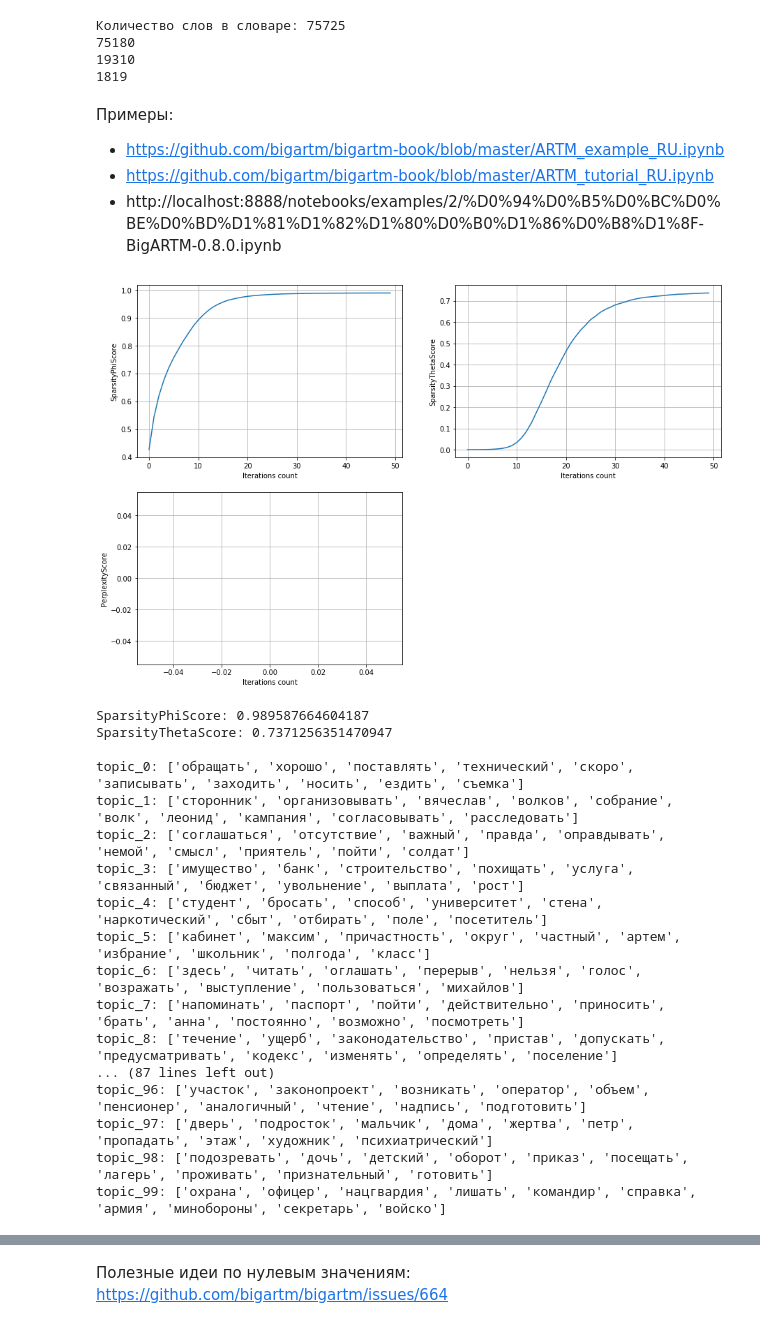
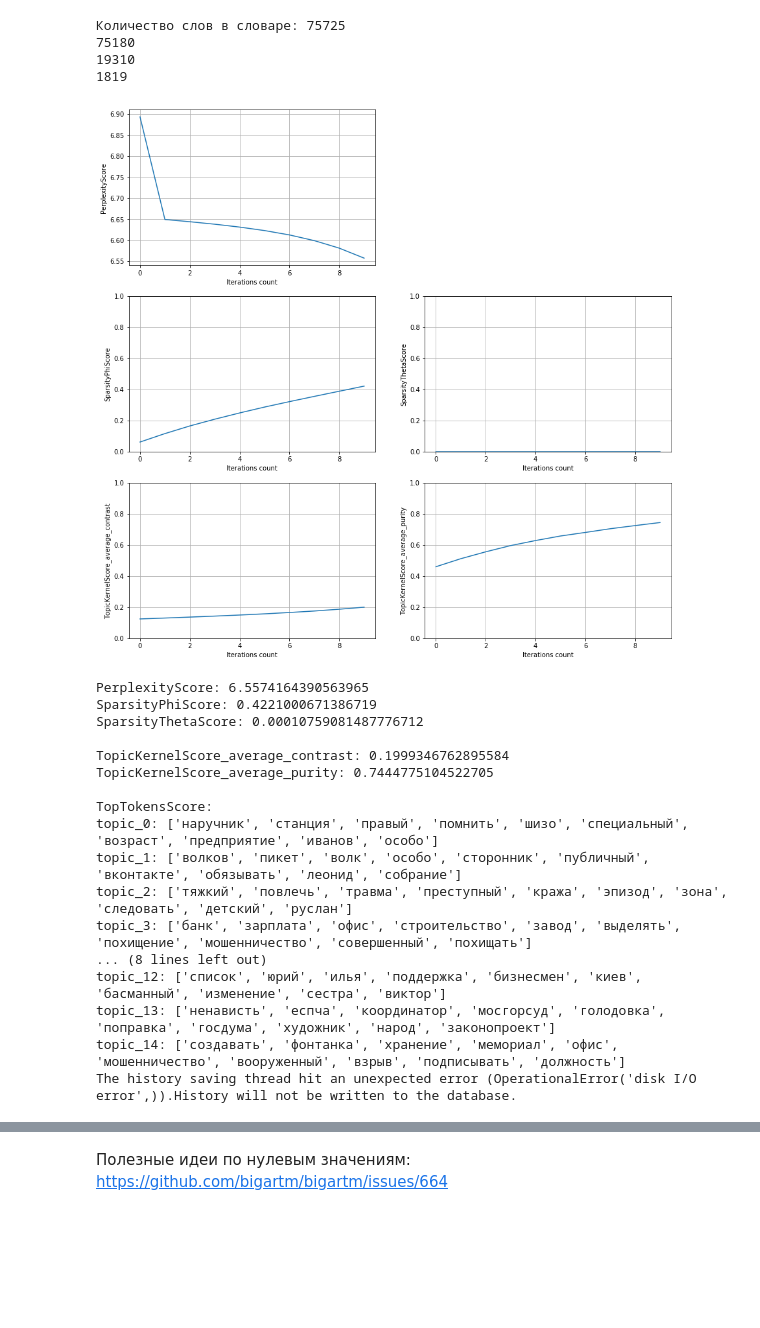
Before and after one commit to Kirmark/bachelor-qualification-work, a Jupyter notebook: application/models/create_model.ipynb, the cells around one changed output, grey strips where cells are left out. Cells and saved outputs as stored; diff of their text form; code cells hidden in the pictures; blank space fills up the shorter version.

```diff
--- a/application/models/create_model.ipynb
+++ b/application/models/create_model.ipynb
@@ -64,21 +83,29 @@ print(dictionary.__dict__['_master'].get_info().dictionary[0].num_entries)
 1819
 # %%
 def new_default_model(topic_count, dictionary):
+
     # Создание модели
-    model_artm = artm.ARTM(topic_names=['topic_{}'.format(i) for i in range(topic_count)],
-                           cache_theta=True,
-                           #class_ids={'text': 1.0},
-                          )
+    model_artm = artm.ARTM(
+        topic_names=['topic_{}'.format(i) for i in range(topic_count)],
+        cache_theta=True,
+        #class_ids={'text': 1.0},
+    )
 
     # Инициализация модели
     model_artm.initialize(dictionary=dictionary)
     model_artm.num_document_passes = 1
 
     # Установка отслеживаемых параметров
+    # Перплексия (чем она меньше тем лучше)
+    model_artm.scores.add(artm.PerplexityScore(name='PerplexityScore'))
+    # Разреженность матрицы Phi (доля почти нулевых значений)
     model_artm.scores.add(artm.SparsityPhiScore(name='SparsityPhiScore'))
+    # Разреженность матрицы Theta (доля почти нулевых значений)
     model_artm.scores.add(artm.SparsityThetaScore(name='SparsityThetaScore'))
-    model_artm.scores.add(artm.PerplexityScore(name='PerplexityScore', dictionary=dictionary))
+    # Анализ самых используемых слов по темам
     model_artm.scores.add(artm.TopTokensScore(name='TopTokensScore', num_tokens=10))
+    # Анализ ядра тем на контраст и чистоту
+    model_artm.scores.add(artm.TopicKernelScore(name='TopicKernelScore'))
     #model_artm.scores.add(artm.TopicKernelScore(name='TopicKernelScore', probability_mass_threshold=0.3))
 
     return model_artm
@@ -123,22 +172,17 @@ def model_print_results(model_artm):
     for topic_name in topic_list:
         print(topic_name + ': ', end='')
         print(model_artm.score_tracker['TopTokensScore'].last_tokens[topic_name])
-# %% [markdown]
-Примеры:
-* https://github.com/bigartm/bigartm-book/blob/master/ARTM_example_RU.ipynb
-* https://github.com/bigartm/bigartm-book/blob/master/ARTM_tutorial_RU.ipynb
-* http://localhost:8888/notebooks/examples/2/%D0%94%D0%B5%D0%BC%D0%BE%D0%BD%D1%81%D1%82%D1%80%D0%B0%D1%86%D0%B8%D1%8F-BigARTM-0.8.0.ipynb
 # %%
 params = {
-    'topic_count': 100,
-    'num_collection_passes': 50,
+    'topic_count': 15,
+    'num_collection_passes': 10,
     'SparsePhi': {
         'name': 'SparsePhi',
         'tau': -5
     },
     'SparseTheta': {
         'name': 'SparseTheta',
-        'tau': -1.5
+        'tau': -2
     },
 }
 # %%
@@ -146,37 +190,37 @@ params = {
 model_artm = new_default_model(params['topic_count'], dictionary)
 model_artm.save("news_model_0")
 # %%
-# Модель 1
+# Модель 1_1
 # Запуск регуляризатора SparsePhi
 
 model_artm = new_default_model(params['topic_count'], dictionary)
 model_artm.load("news_model_0")
 
 if params['SparsePhi']['name'] not in list(model_artm.regularizers.data):
     model_artm.regularizers.add(artm.SmoothSparsePhiRegularizer(name=params['SparsePhi']['name']))
 model_artm.regularizers[params['SparsePhi']['name']].tau = params['SparsePhi']['tau']
 
 model_artm.fit_offline(batch_vectorizer=batch_vectorizer, num_collection_passes=params['num_collection_passes'])
 model_print_results(model_artm)
 
-model_artm.save("news_model_1")
+model_artm.save("news_model_1_1")
 # %% [output]
-[figure, old version]
+[figure, new version]
-SparsityPhiScore: 0.989587664604187
-SparsityThetaScore: 0.7371256351470947
+PerplexityScore: 6.5574164390563965
+SparsityPhiScore: 0.4221000671386719
+SparsityThetaScore: 0.00010759081487776712
 
-topic_0: ['обращать', 'хорошо', 'поставлять', 'технический', 'скоро', 'записывать', 'заходить', 'носить', 'ездить', 'съемка']
-topic_1: ['сторонник', 'организовывать', 'вячеслав', 'волков', 'собрание', 'волк', 'леонид', 'кампания', 'согласовывать', 'расследовать']
-topic_2: ['соглашаться', 'отсутствие', 'важный', 'правда', 'оправдывать', 'немой', 'смысл', 'приятель', 'пойти', 'солдат']
-topic_3: ['имущество', 'банк', 'строительство', 'похищать', 'услуга', 'связанный', 'бюджет', 'увольнение', 'выплата', 'рост']
-topic_4: ['студент', 'бросать', 'способ', 'университет', 'стена', 'наркотический', 'сбыт', 'отбирать', 'поле', 'посетитель']
-topic_5: ['кабинет', 'максим', 'причастность', 'округ', 'частный', 'артем', 'избрание', 'школьник', 'полгода', 'класс']
-topic_6: ['здесь', 'читать', 'оглашать', 'перерыв', 'нельзя', 'голос', 'возражать', 'выступление', 'пользоваться', 'михайлов']
-topic_7: ['напоминать', 'паспорт', 'пойти', 'действительно', 'приносить', 'брать', 'анна', 'постоянно', 'возможно', 'посмотреть']
-topic_8: ['течение', 'ущерб', 'законодательство', 'пристав', 'допускать', 'предусматривать', 'кодекс', 'изменять', 'определять', 'поселение']
-... (87 lines left out)
-topic_96: ['участок', 'законопроект', 'возникать', 'оператор', 'объем', 'пенсионер', 'аналогичный', 'чтение', 'надпись', 'подготовить']
-topic_97: ['дверь', 'подросток', 'мальчик', 'дома', 'жертва', 'петр', 'пропадать', 'этаж', 'художник', 'психиатрический']
-topic_98: ['подозревать', 'дочь', 'детский', 'оборот', 'приказ', 'посещать', 'лагерь', 'проживать', 'признательный', 'готовить']
-topic_99: ['охрана', 'офицер', 'нацгвардия', 'лишать', 'командир', 'справка', 'армия', 'минобороны', 'секретарь', 'войско']
+TopicKernelScore_average_contrast: 0.1999346762895584
+TopicKernelScore_average_purity: 0.7444775104522705
+
+TopTokensScore:
+topic_0: ['наручник', 'станция', 'правый', 'помнить', 'шизо', 'специальный', 'возраст', 'предприятие', 'иванов', 'особо']
+topic_1: ['волков', 'пикет', 'волк', 'особо', 'сторонник', 'публичный', 'вконтакте', 'обязывать', 'леонид', 'собрание']
+topic_2: ['тяжкий', 'повлечь', 'травма', 'преступный', 'кража', 'эпизод', 'зона', 'следовать', 'детский', 'руслан']
+topic_3: ['банк', 'зарплата', 'офис', 'строительство', 'завод', 'выделять', 'похищение', 'мошенничество', 'совершенный', 'похищать']
+... (8 lines left out)
+topic_12: ['список', 'юрий', 'илья', 'поддержка', 'бизнесмен', 'киев', 'басманный', 'изменение', 'сестра', 'виктор']
+topic_13: ['ненависть', 'еспча', 'координатор', 'мосгорсуд', 'голодовка', 'поправка', 'госдума', 'художник', 'народ', 'законопроект']
+topic_14: ['создавать', 'фонтанка', 'хранение', 'мемориал', 'офис', 'мошенничество', 'вооруженный', 'взрыв', 'подписывать', 'должность']
+The history saving thread hit an unexpected error (OperationalError('disk I/O error',)).History will not be written to the database.
 # %%
```
Also changed, not shown: parts of 22 cells of this notebook, 5 other files.
